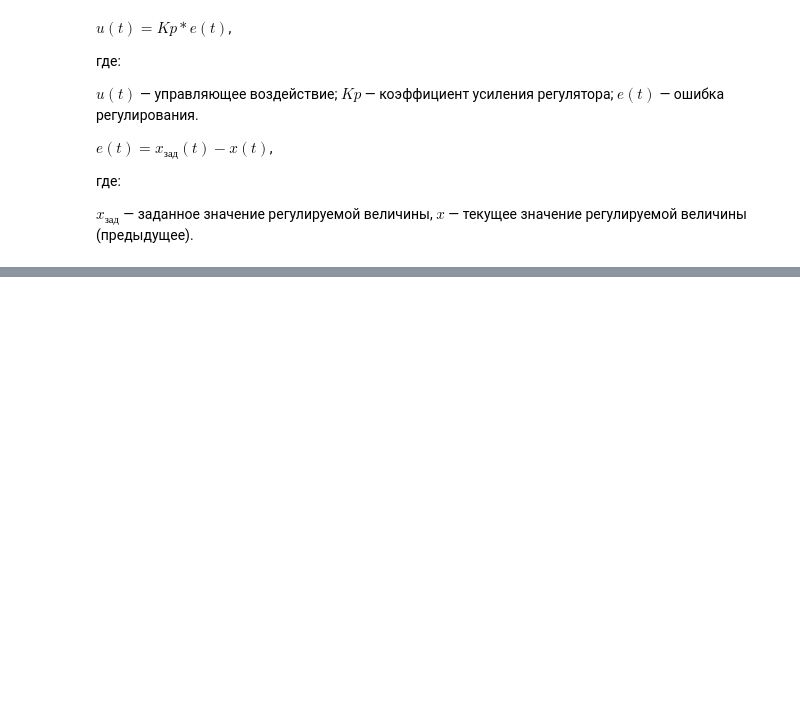
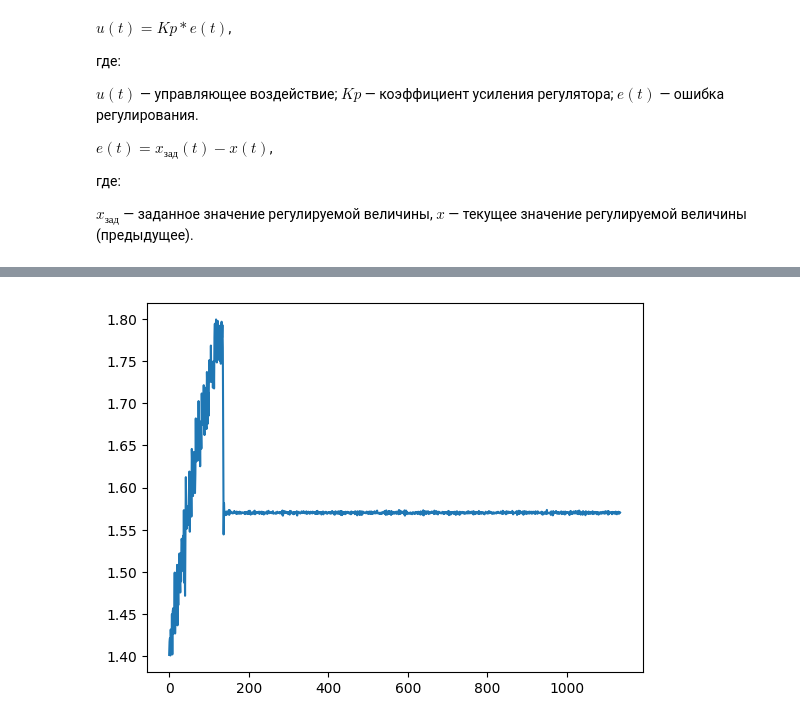
Before and after one commit to geseron/Adaptive_control_algorithm, a Jupyter notebook: Пампам.ipynb, the cells around one changed output, grey strips where cells are left out. Drawn from its saved outputs; the diff is of its cells as text; code cells hidden in the pictures; blank space fills up the shorter version.

```diff
--- a/Пампам.ipynb
+++ b/Пампам.ipynb
@@ -374,0 +296,15 @@ plt.show()
+# %%
+X = 1.6
+par_blur = 0.2
+train = x.copy()
+# mask_left = (train > (X-par_blur))
+# mask_right = (train < (X+par_blur))
+# sample = train[mask_left]
+# sample = train[mask_]
+mask = (train > (X-par_blur)) & (train < (X+par_blur))
+sample = train[mask]
+np.shape(sample)
+plt.plot(sample)
+plt.show()
+# %% [output]
+[figure, added]
```
Also changed, not shown: parts of 14 cells of this notebook.
